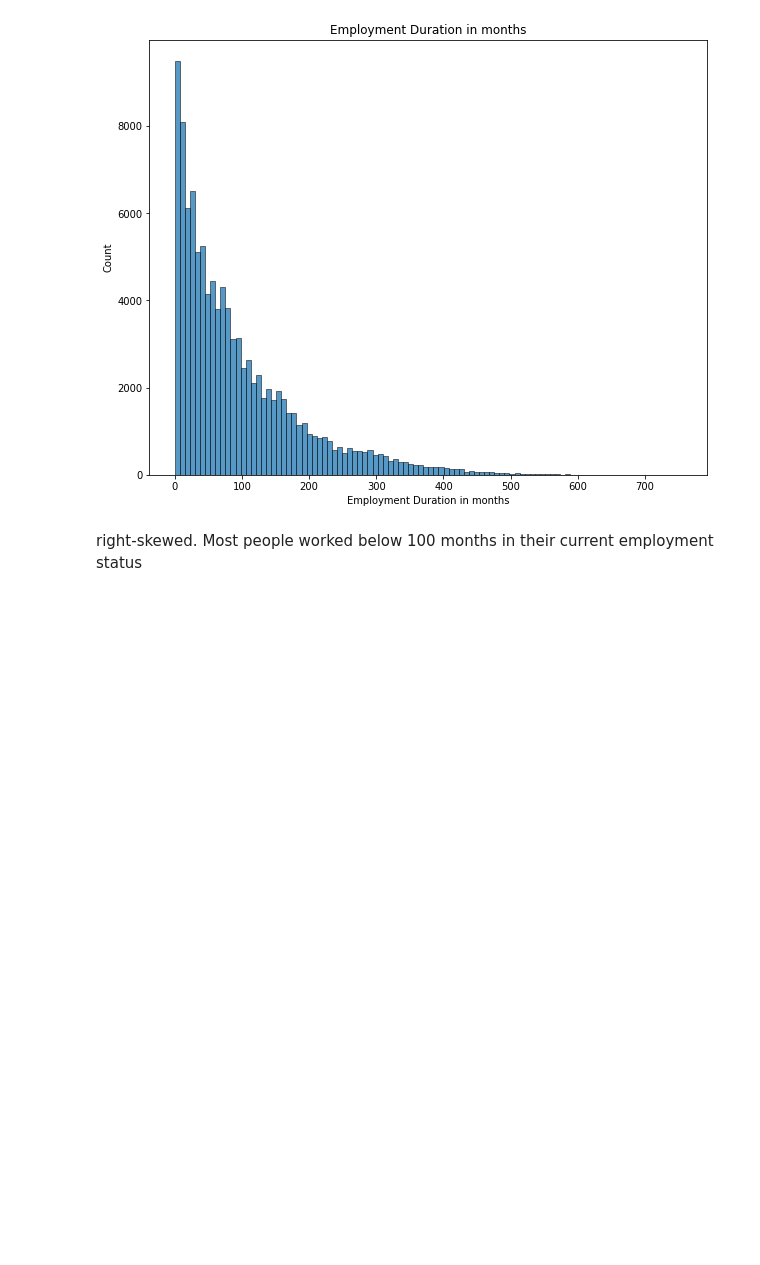
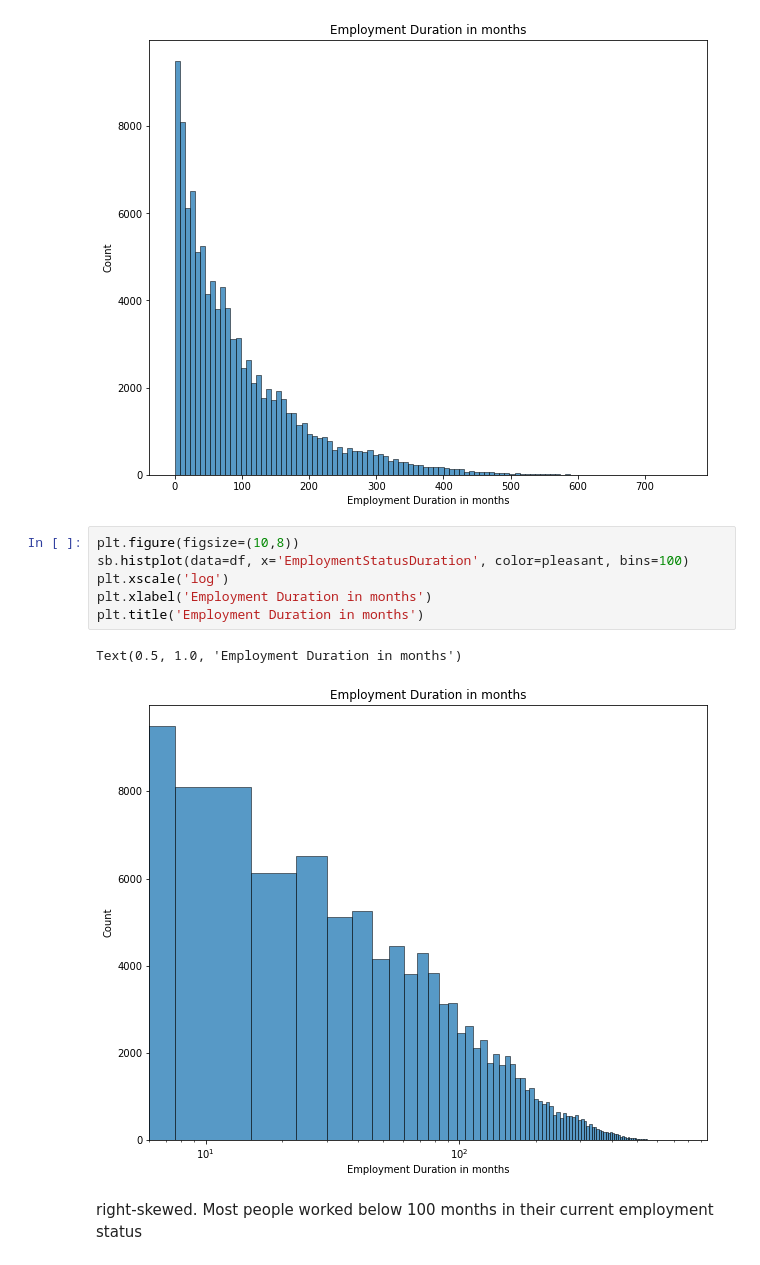
Before and after one commit to alf808/preposterous-octopus, a Jupyter notebook: exploratory_loan_data.ipynb, the cells around one changed output. Drawn from its saved outputs; the diff is of its cells as text; blank space fills up the shorter version.

```diff
--- a/exploratory_loan_data.ipynb
+++ b/exploratory_loan_data.ipynb
@@ -553,6 +555,15 @@ plt.title('Employment Duration in months')
 # %% [output]
 Text(0.5, 1.0, 'Employment Duration in months')
 [figure]
+# %%
+plt.figure(figsize=(10,8))
+sb.histplot(data=df, x='EmploymentStatusDuration', color=pleasant, bins=100)
+plt.xscale('log')
+plt.xlabel('Employment Duration in months')
+plt.title('Employment Duration in months')
+# %% [output]
+Text(0.5, 1.0, 'Employment Duration in months')
+[figure, added]
 # %% [markdown]
 right-skewed. Most people worked below 100 months in their current employment status
 # %% [markdown]
```
Also changed, not shown: parts of 61 cells of this notebook.
